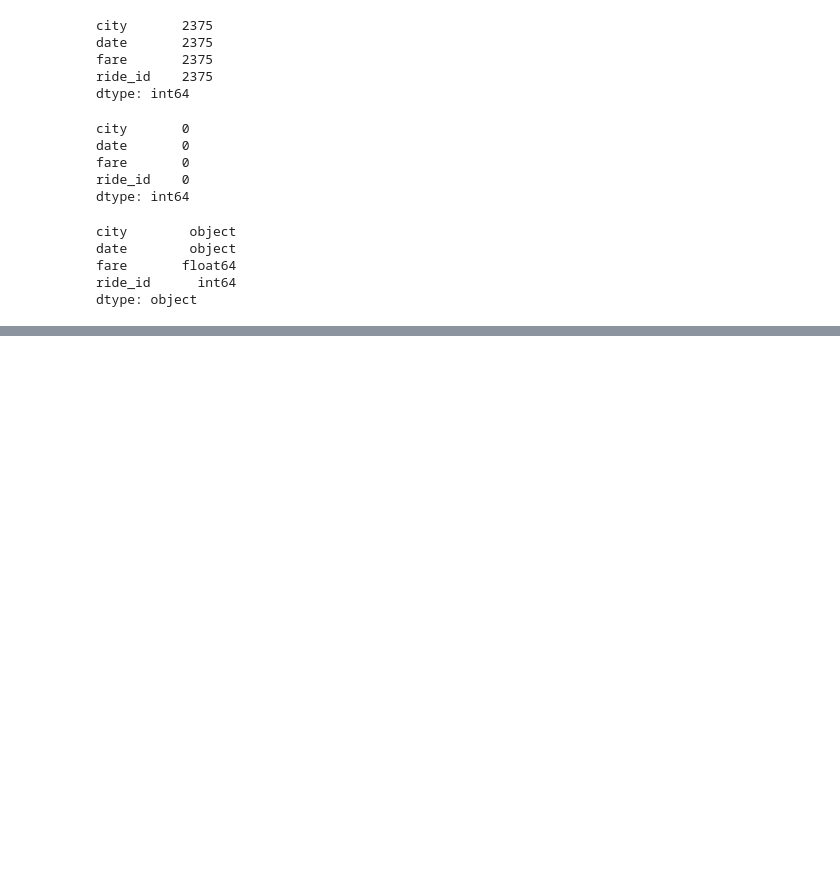
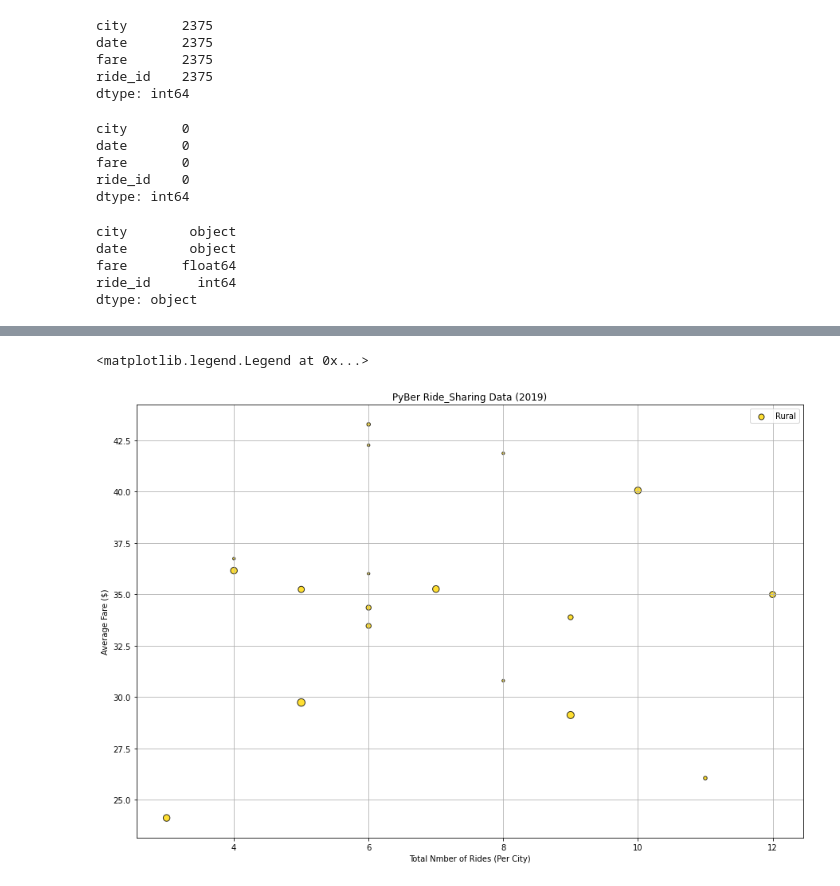
Before and after one commit to EmadSoheili/Matplotlib---UofT---PyberAnalysis, a Jupyter notebook: PyBer.ipynb, the cells around one changed output, grey strips where cells are left out. Cells and saved outputs as stored; diff of their text form; code cells hidden in the pictures; blank space fills up the shorter version.

```diff
--- a/PyBer.ipynb
+++ b/PyBer.ipynb
@@ -119,0 +161,3 @@ pyber_data.head(10)
+# %%
+rural_cities_df = pyber_data_df[pyber_data_df["type"] == "Rural"]
+rural_cities_df
@@ -119,0 +201,3 @@ pyber_data.head(10)
+# %%
+rural_ride_count = rural_cities_df.groupby("city").count()["ride_id"]
+rural_ride_count.head()
@@ -119,0 +235,3 @@ pyber_data.head(10)
+# %%
+rural_fare_avg = rural_cities_df.groupby("city").mean()["fare"]
+rural_fare_avg.head()
@@ -119,0 +269,3 @@ pyber_data.head(10)
+# %%
+rural_driver_count = rural_cities_df.groupby("city").mean()["driver_count"]
+rural_driver_count.head()
@@ -119,0 +319,19 @@ pyber_data.head(10)
+# %%
+plt.figure(figsize=(15,10))
+plt.scatter(
+    rural_ride_count,
+    rural_fare_avg,
+    s=rural_driver_count*10,
+    c="gold",
+    edgecolor="black",
+    linewidths=1,
+    alpha=0.8,
+    label="Rural")
+plt.title("PyBer Ride_Sharing Data (2019)")
+plt.ylabel("Average Fare ($)")
+plt.xlabel("Total Nmber of Rides (Per City)")
+plt.grid()
+plt.legend()
+# %% [output]
+<matplotlib.legend.Legend at 0x...>
+[figure, added]
```
Also changed, not shown: parts of 25 cells of this notebook, 1 other file.
